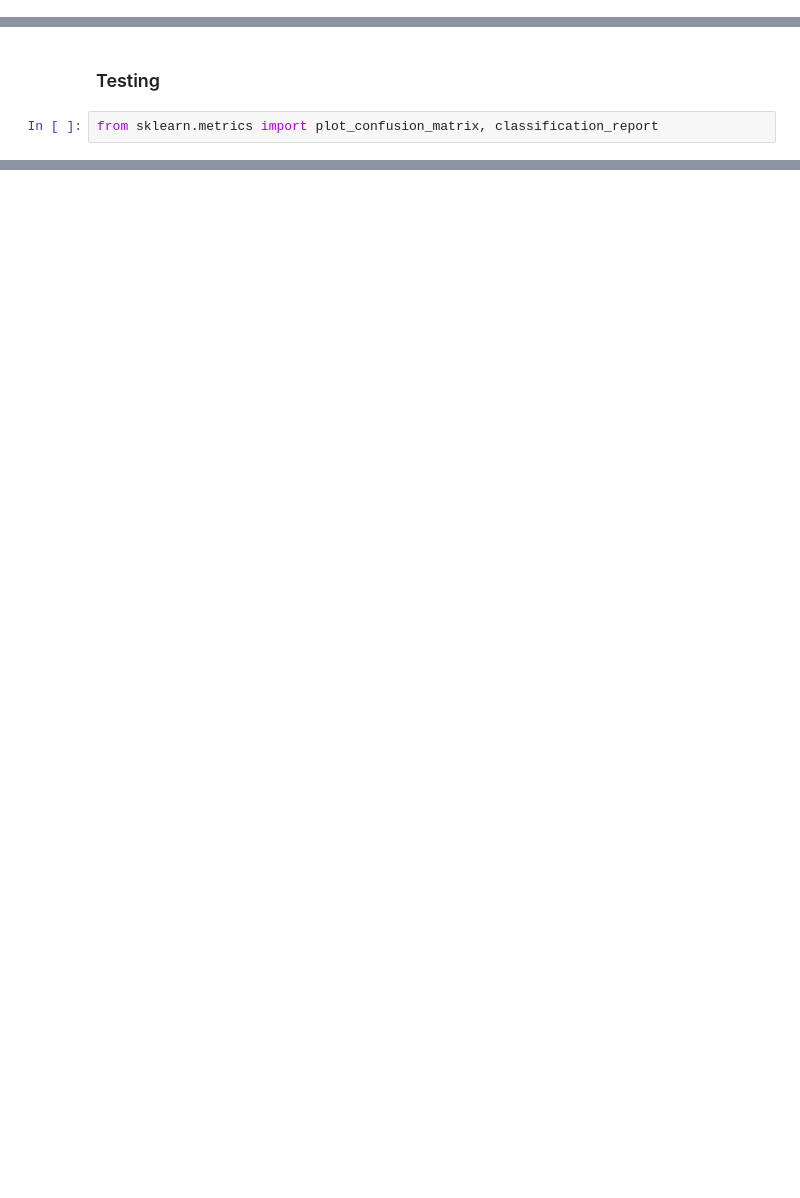
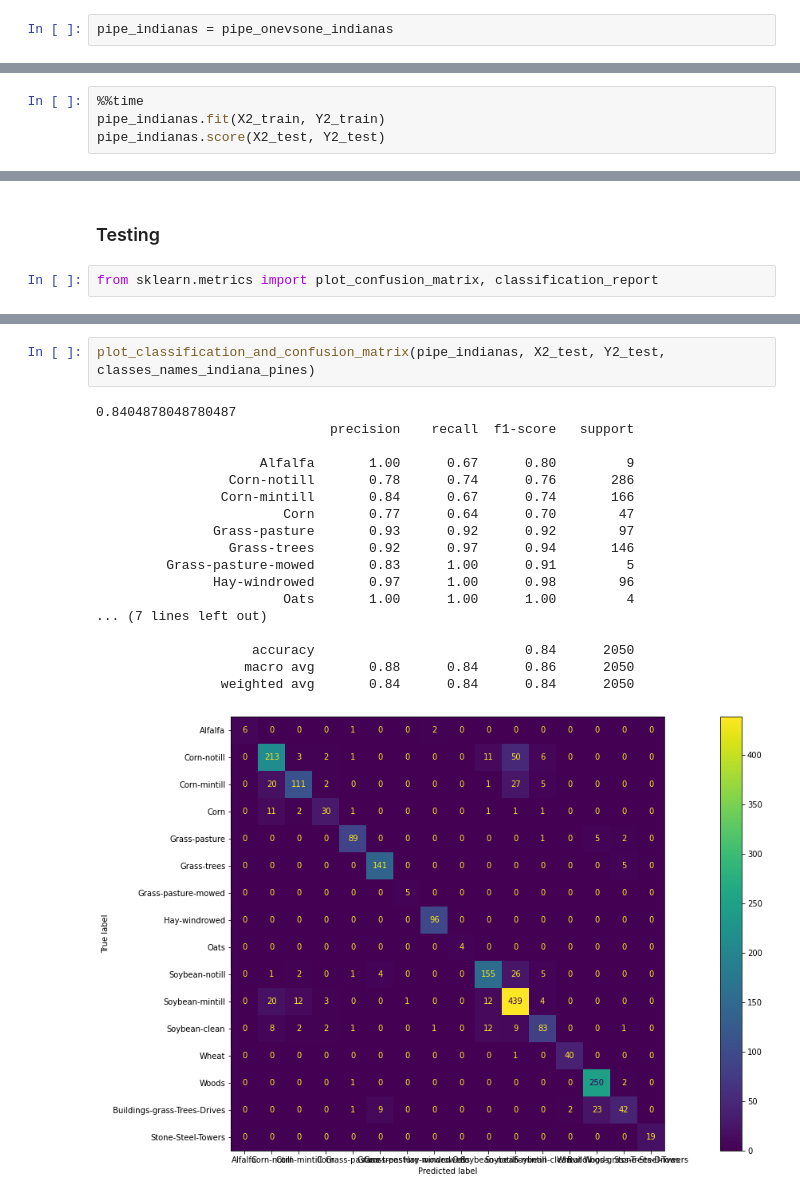
Before and after one commit to DarkPaquito/iml-project, a Jupyter notebook: Project_IML_guillaume_decision_tree.ipynb, the cells around one changed output, grey strips where cells are left out. Drawn from its saved outputs; the diff is of its cells as text; blank space fills up the shorter version.

```diff
--- a/Project_IML_guillaume_decision_tree.ipynb
+++ b/Project_IML_guillaume_decision_tree.ipynb
@@ -341,0 +159,2 @@ KeyboardInterrupt:
+# %%
+pipe_indianas = pipe_onevsone_indianas
@@ -341,0 +169,4 @@ KeyboardInterrupt:
+# %%
+%%time
+pipe_indianas.fit(X2_train, Y2_train)
+pipe_indianas.score(X2_test, Y2_test)
@@ -375 +326,22 @@ weighted avg       0.94      0.94      0.94     22221
+# %%
+plot_classification_and_confusion_matrix(pipe_indianas, X2_test, Y2_test, classes_names_indiana_pines)
+# %% [output]
+0.8404878048780487
+                              precision    recall  f1-score   support
+
+                     Alfalfa       1.00      0.67      0.80         9
+                 Corn-notill       0.78      0.74      0.76       286
+                Corn-mintill       0.84      0.67      0.74       166
+                        Corn       0.77      0.64      0.70        47
+               Grass-pasture       0.93      0.92      0.92        97
+                 Grass-trees       0.92      0.97      0.94       146
+         Grass-pasture-mowed       0.83      1.00      0.91         5
+               Hay-windrowed       0.97      1.00      0.98        96
+                        Oats       1.00      1.00      1.00         4
+... (7 lines left out)
+
+                    accuracy                           0.84      2050
+                   macro avg       0.88      0.84      0.86      2050
+                weighted avg       0.84      0.84      0.84      2050
+[figure, added]
 # %%
```
Also changed, not shown: parts of 49 cells of this notebook.
